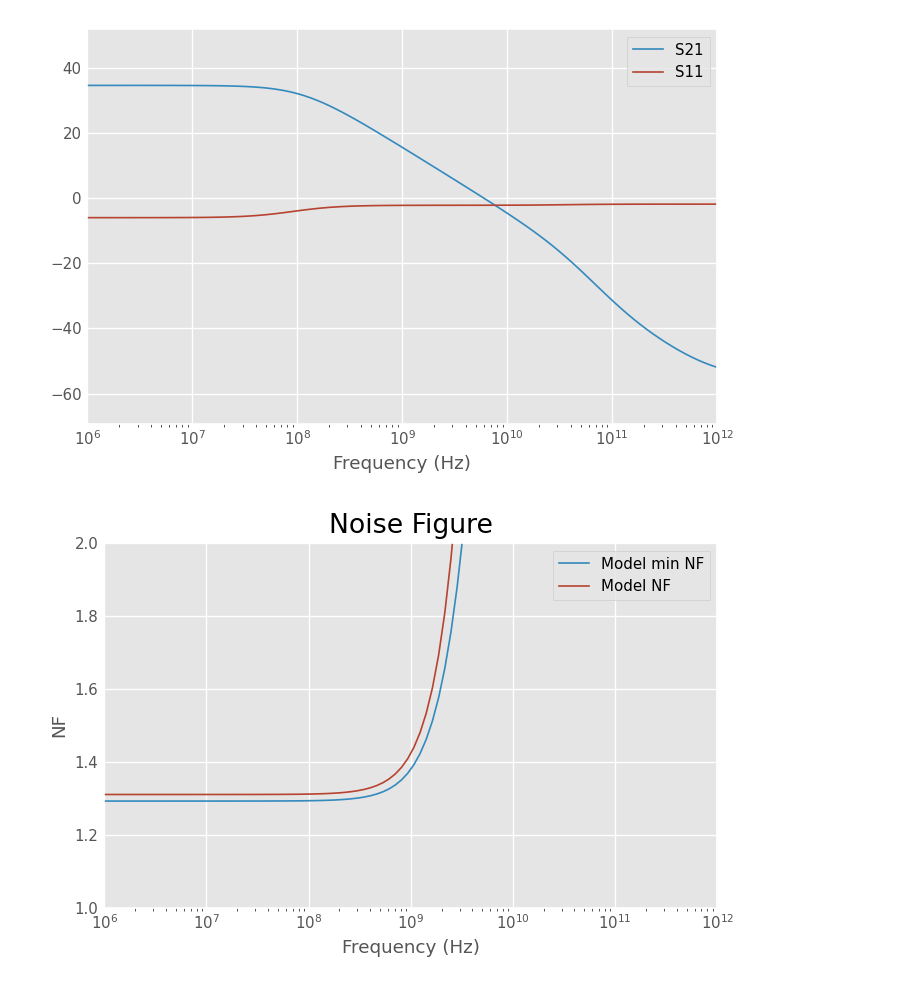
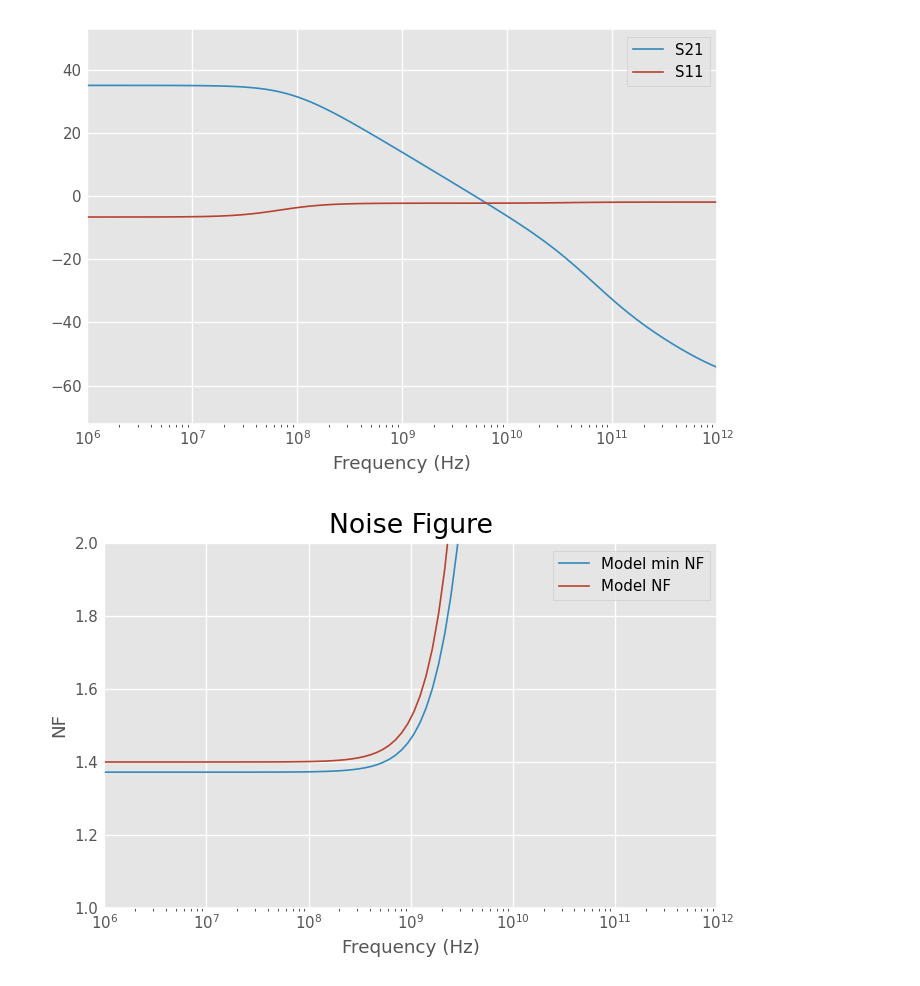
Before and after one commit to scikit-rf/scikit-rf, a Jupyter notebook: doc/source/examples/noisynetworks/generic_bjt_noise_model.ipynb, the cells around one changed output. Cells and saved outputs as stored; diff of their text form; code cells hidden in the pictures.

Commit message:
Example added comparing NPN model to QucStudio

```diff
--- a/doc/source/examples/noisynetworks/generic_bjt_noise_model.ipynb
+++ b/doc/source/examples/noisynetworks/generic_bjt_noise_model.ipynb
@@ -103,35 +249,71 @@ npy.max(sparams)
 # %%
-# Plot the results, the dashed lines represent the combined network from above and the solid lines are Fukui's results
+# The shortest way using SmallSig_NPN_BJT_CE_2port, this method simply uses the work from the previous cell
+# and places it within the component SmallSig_NPN_BJT_CE_2port
+
+import skrf as rf
+import numpy as npy
+from skrf.constants import *
+from skrf import mathFunctions as mf
+%matplotlib inline
+from pylab import *
+rf.stylely()
+
+Ic_ma = 21.5 # bias current in milliamps
+beta0 = 107.7 # current gain,
+cpi = 4e-12
+cu = 1e-12
+rbb = 5.303
+ru = 100e9
+rc = 0.3741
+re = 0.03041
+r0 = 1e4
+cjx = 1e-18
+cjs = 1e-18
+
+frequency = rf.Frequency(start=1000000, stop=1000000000000, npoints=100, unit='Hz', sweep_type='log')
+
+ntwkT = rf.components.SmallSig_NPN_BJT_CE_2port(Ic_ma, beta0, cpi, cu, rbb, rc, re, ru, r0, cjx, cjs,
+                                                frequency = frequency, T0 = 300)
+
+
+model_nfmin_db = ntwkT.nfmin_db
+z0 = 50
+model_nf_db = ntwkT.nf_db(z0)
+sparams = ntwkT.s_db
+npy.max(sparams)
+
 from skrf.plotting import func_on_all_figs as foaf
 
 figure(0)
 semilogx(frequency.f_scaled, sparams[:,1,0], label=r'S21')
 #semilogx(frequency.f_scaled, sparams[:,0,1], label=r'S12')
 semilogx(frequency.f_scaled, sparams[:,0,0], label=r'S11')
 #semilogx(frequency.f_scaled, sparams[:,1,1], label=r'S22')
 foaf(frequency.labelXAxis)
 foaf(tight_layout)
 foaf(legend)
 #foaf(loglog)
 tight_layout()
 
 figure(1)
 ylabel('NF')
 title('Noise Figure')
 semilogx(frequency.f_scaled, model_nfmin_db, label=r'Model min NF')
 semilogx(frequency.f_scaled, model_nf_db, label=r'Model NF')
+#print(npy.min(model_nfmin_db))
+#print(npy.min(model_nf_db))
 
 ylim(1,2)
 foaf(frequency.labelXAxis)
 foaf(tight_layout)
 foaf(legend)
 #foaf(loglog)
 
 tight_layout()
 
 figure(2)
 rf.plotting.plot_smith(ntwkT.g_opt, title="NF Optimal Source Impedance")
 # %% [output]
-[figure, old version]
+[figure, new version]
-[figure, old version]
+[figure, new version]
 [figure]
```
Also changed, not shown: parts of 6 cells of this notebook, 5 other files.
